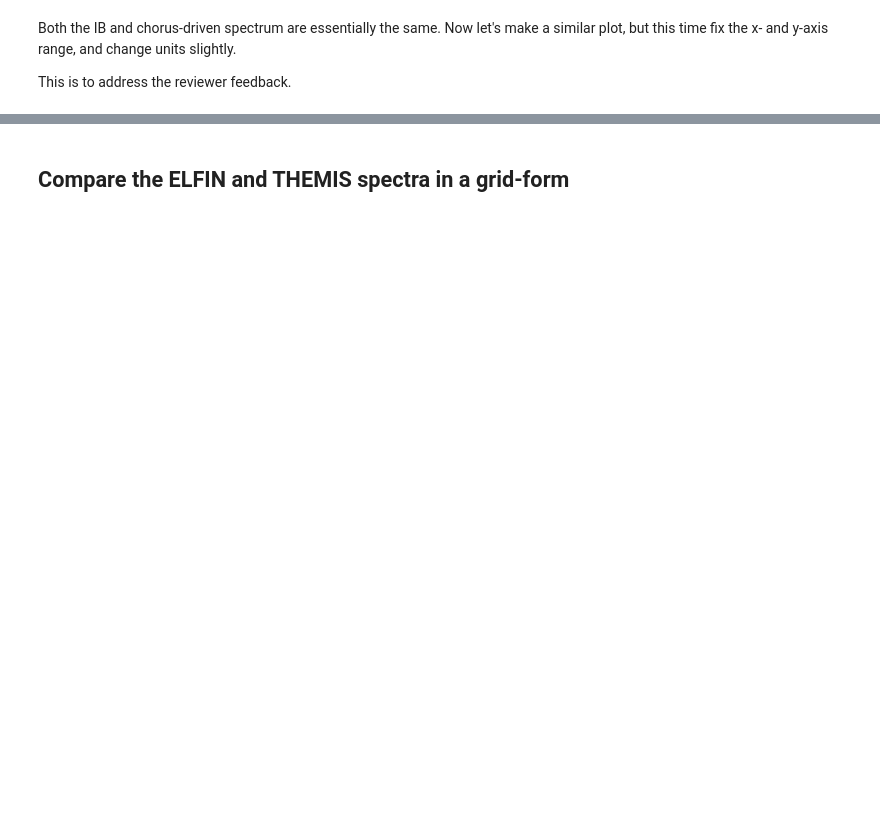
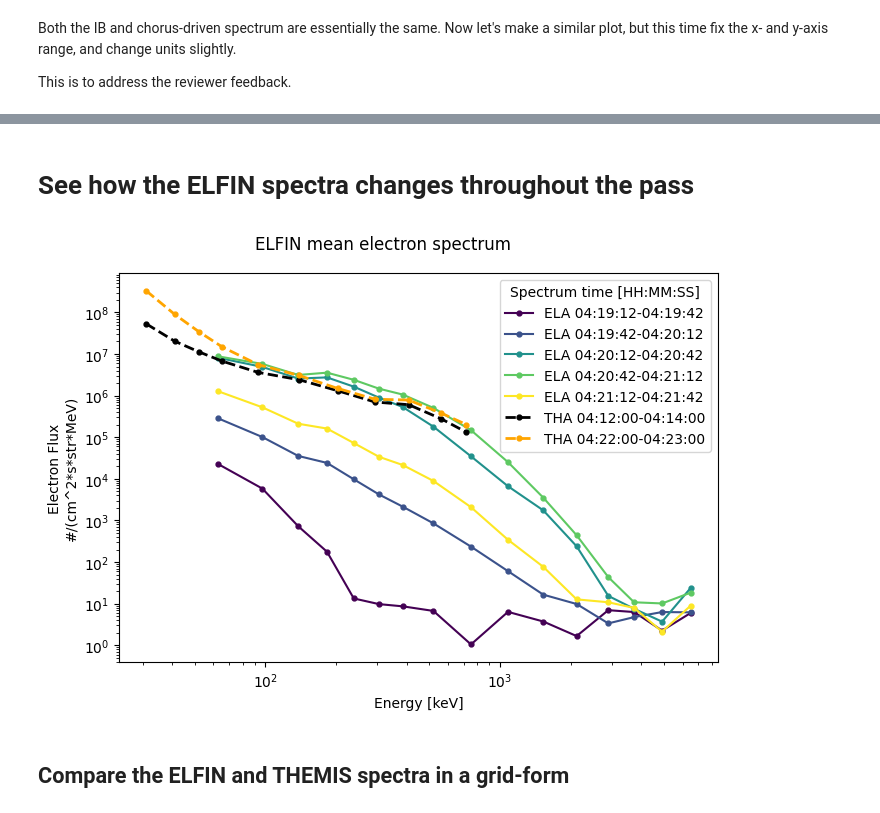
Before and after one commit to mshumko/elfinasi, a Jupyter notebook: src/20220904_substorm_study/misc/themis_elfin_spectra.ipynb, the cells around one changed output, grey strips where cells are left out. Cells and saved outputs as stored; diff of their text form; code cells hidden in the pictures; blank space fills up the shorter version.

```diff
--- a/src/20220904_substorm_study/misc/themis_elfin_spectra.ipynb
+++ b/src/20220904_substorm_study/misc/themis_elfin_spectra.ipynb
@@ -321,0 +324,2 @@ ax.set_ylabel(f'Electron Flux\n#/(cm^2-s-sr-keV)');
+# %% [markdown]
+# See how the ELFIN spectra changes throughout the pass
@@ -322,3 +329,40 @@ ax.set_ylabel(f'Electron Flux\n#/(cm^2-s-sr-keV)');
+# %%
+fig, fx = plt.subplots(1, 1, figsize=(7, 5))
+
+cmap = plt.get_cmap('viridis')
+colors = cmap(np.linspace(0, 1, len(elfin_spectral_times)-1))
+themis_colors = ['k', 'orange']
+elfin_spectra_mean = np.nan*np.zeros((len(elfin_spectral_times)-1, pad_obj.energy.shape[0]))
+elfin_spectra_iqr = np.nan*np.zeros((len(elfin_spectral_times)-1, 2, pad_obj.energy.shape[0]))
+
+for i, (start_time, end_time, color) in enumerate(zip(elfin_spectral_times[:-1], elfin_spectral_times[1:], colors)):
+    pad_flt = pad_obj.pad.sel(time=slice(start_time, end_time))
+    elfin_spectra_mean[i, :] = pad_flt.mean(dim=('time', 'pa'), skipna=True).sel(energy=pad_obj._flux_keys)
+    yerr = np.abs(elfin_spectra_mean[i, :]-elfin_spectra_iqr[i, :]),
+    elfin_spectra_iqr[i, ...] = pad_flt.quantile((0.25, 0.75), dim=('time', 'pa'), skipna=True).sel(energy=pad_obj._flux_keys)
+    fx.errorbar(pad_obj.energy, elfin_spectra_mean[i, :], color=color, yerr=None, capsize=2,
+            markersize=7, elinewidth=1, marker='.', label=f'ELA {start_time:%H:%M:%S}-{end_time:%H:%M:%S}')
+
+for i, (themis_time_range, color) in enumerate(zip(themisa_spectra_time_ranges, themis_colors)):
+    fx.errorbar(sst_xr.v[0, valid_sst_channels]/1E3,  themis_spectra_mean[i, :], color=color, yerr=None, capsize=2,
+            markersize=7, elinewidth=1, marker='.', ls='--', lw=2,
+            label=f'THA {themis_time_range[0]:%H:%M:%S}-{themis_time_range[1]:%H:%M:%S}')
+    # ax.text(
+    #     0.01, 0.2-0.03*i, f'{themis_time_range[0]:%H:%M:%S} - {themis_time_range[1]:%H:%M:%S}',
+    #     fontsize=8, transform=ax.transAxes, va='top', ha='left', color=color
+    #     )
+
+fx.set(xlabel='Energy [keV]', yscale='log', xscale='log')
+_legend = fx.legend(loc='upper right', title='Spectrum time [HH:MM:SS]', fontsize=10, title_fontsize=10)
+# fx.text(
+#     0.01, 0.98, f'{elfin_spectra_time_range[0]:%H:%M:%S} - {elfin_spectra_time_range[1]:%H:%M:%S}',
+#     fontsize=8, transform=fx.transAxes, va='top'
+#     )
+fx.set_ylabel(f'Electron Flux\n{pad_obj._flux_units}')
+plt.suptitle(f'ELFIN mean electron spectrum');
+plt.tight_layout()
+# %% [output]
+[figure, added]
 # %% [markdown]
 ## Compare the ELFIN and THEMIS spectra in a grid-form
 # %%
```
Also changed, not shown: parts of 10 cells of this notebook.
